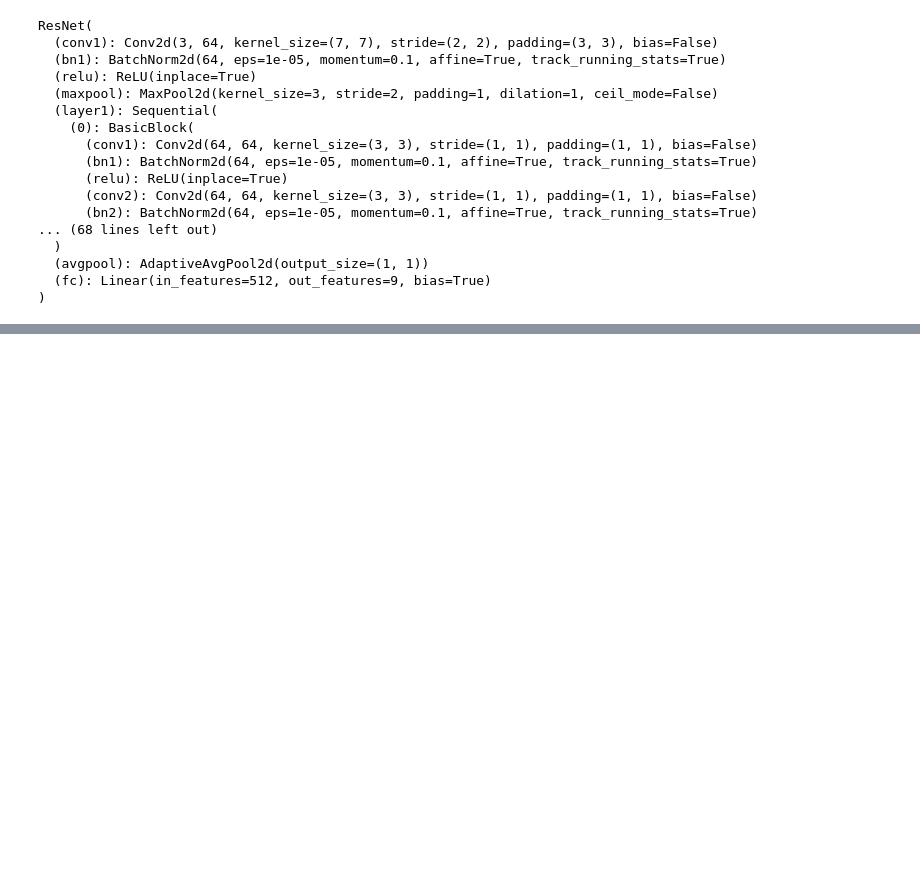
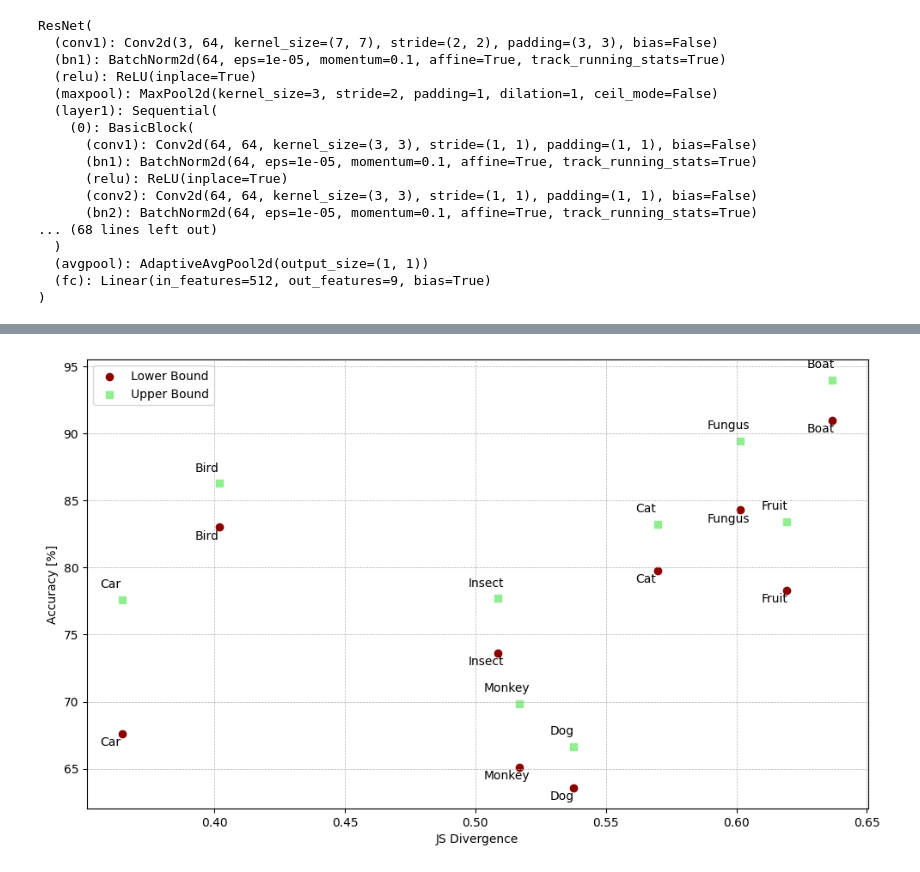
Before and after one commit to Qiaolin-Yu/misclassified-imagenet-analysis, a Jupyter notebook: experimentation.ipynb, the cells around one changed output, grey strips where cells are left out. Drawn from its saved outputs; the diff is of its cells as text; code cells hidden in the pictures; blank space fills up the shorter version.

```diff
--- a/experimentation.ipynb
+++ b/experimentation.ipynb
@@ -20,0 +86,20 @@ SUPER_CLASS_INDEX_PATH = "./data/ImageNetV2/superclass/superclass_index.json"
+# %%
+from scipy.spatial.distance import jensenshannon
+
+def compute_js_divergence(train_dist, test_dist):
+    # Normalize the distributions
+    train_dist = train_dist / train_dist.sum()
+    test_dist = test_dist / test_dist.sum()
+    # Compute JS Divergence
+    return jensenshannon(train_dist, test_dist, base=2)
+
+# Compute and print JS Divergence for each superclass
+js_divergence_values = {}
+for superclass, data in superclass_data.items():
+    subclasses = np.arange(1, data["subclasses"] + 1)
+    train_distribution = np.random.dirichlet(np.ones(data["subclasses"]), size=1) * data["train_images"]
+    test_distribution = np.random.dirichlet(np.ones(data["subclasses"]), size=1) * data["test_images"]
+
+    js_divergence = compute_js_divergence(train_distribution.flatten(), test_distribution.flatten())
+    print(f"JS Divergence for {superclass}: {js_divergence}")
+    js_divergence_values[superclass]=js_divergence
@@ -104,0 +254,23 @@ plot_confusion_matrix(y_true, y_pred, class_names)
+# %%
+# Plot JS divergence vs. accuracy bounds
+fig, ax = plt.subplots(figsize=(10, 6))
+
+# Plot lower and upper bounds
+ax.scatter(js_divergence_values.values(), lower_bounds, color='darkred', label='Lower Bound', marker='o')
+ax.scatter(js_divergence_values.values(), upper_bounds, color='lightgreen', label='Upper Bound', marker='s')
+
+# Annotate each point with the superclass name
+for i, superclass in enumerate(superclasses):
+    ax.annotate(superclass, (list(js_divergence_values.values())[i], lower_bounds[i]), textcoords="offset points", xytext=(-10,-10), ha='center')
+    ax.annotate(superclass, (list(js_divergence_values.values())[i], upper_bounds[i]), textcoords="offset points", xytext=(-10,10), ha='center')
+
+# Customize plot
+ax.set_xlabel('JS Divergence')
+ax.set_ylabel('Accuracy [%]')
+# ax.set_title('Impact of JS Divergence on Model Performance')
+ax.grid(True, linestyle='--', linewidth=0.5)
+ax.legend()
+plt.tight_layout()
+plt.show()
+# %% [output]
+[figure, added]
```
Also changed, not shown: parts of 11 cells of this notebook, 6 other files.
